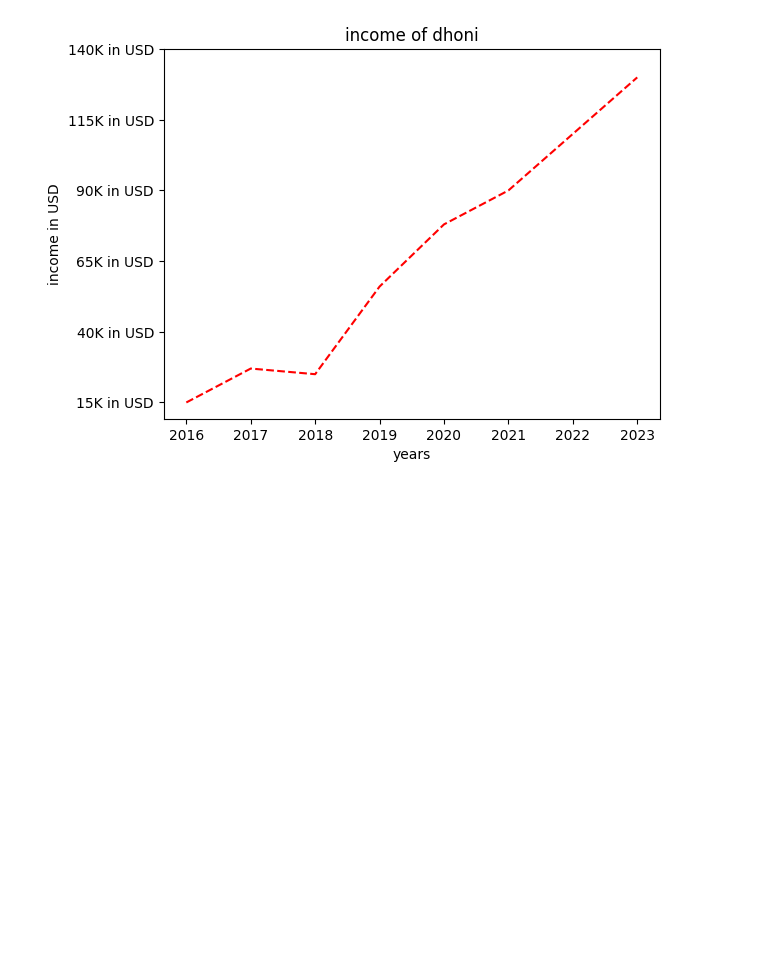
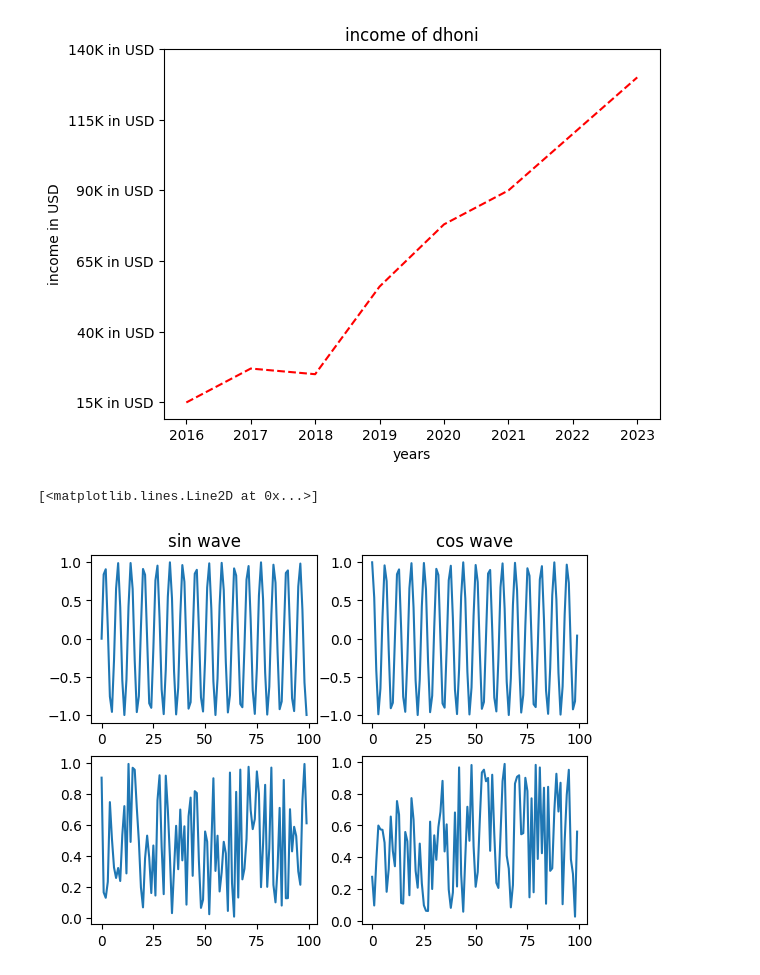
Before and after one commit to thanga-v2/Applied-Math-for-ML-and-AI, a Jupyter notebook: matplotlib.ipynb, the cells around one changed output. Cells and saved outputs as stored; diff of their text form; code cells hidden in the pictures; blank space fills up the shorter version.

Commit message:
subplots and 3-dimension

```diff
--- a/matplotlib.ipynb
+++ b/matplotlib.ipynb
@@ -372,3 +372,22 @@ plt.yticks(salary_ticks, [f"{x}K in USD" for x in salary_ticks])
   Text(0, 115, '115K in USD'),
   Text(0, 140, '140K in USD')])
 [figure]
+# %%
+# sub plots
+
+
+x = np.arange(100)
+x
+
+# 2 rows 2 col
+fig,axs = plt.subplots(2,2)
+
+axs[0,0].plot(x,np.sin(x))
+axs[0,0].set_title("sin wave")
+axs[0,1].plot(x,np.cos(x))
+axs[0,1].set_title("cos wave")
+axs[1,0].plot(x,np.random.random(100))
+axs[1,1].plot(x,np.random.random(100))
+# %% [output]
+[<matplotlib.lines.Line2D at 0x...>]
+[figure, added]
```
Also changed, not shown: parts of 5 cells of this notebook, 1 other file.
